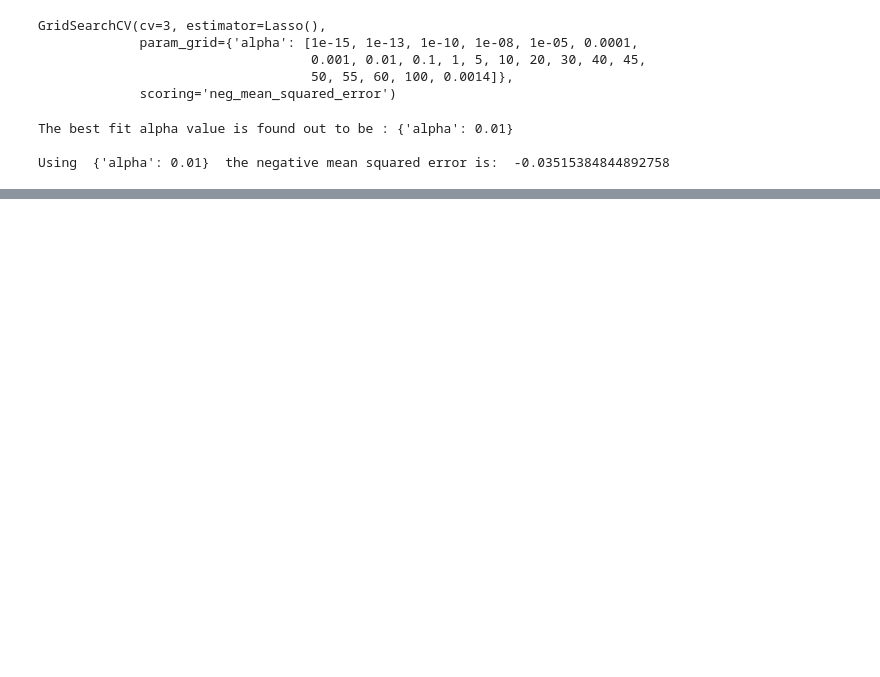
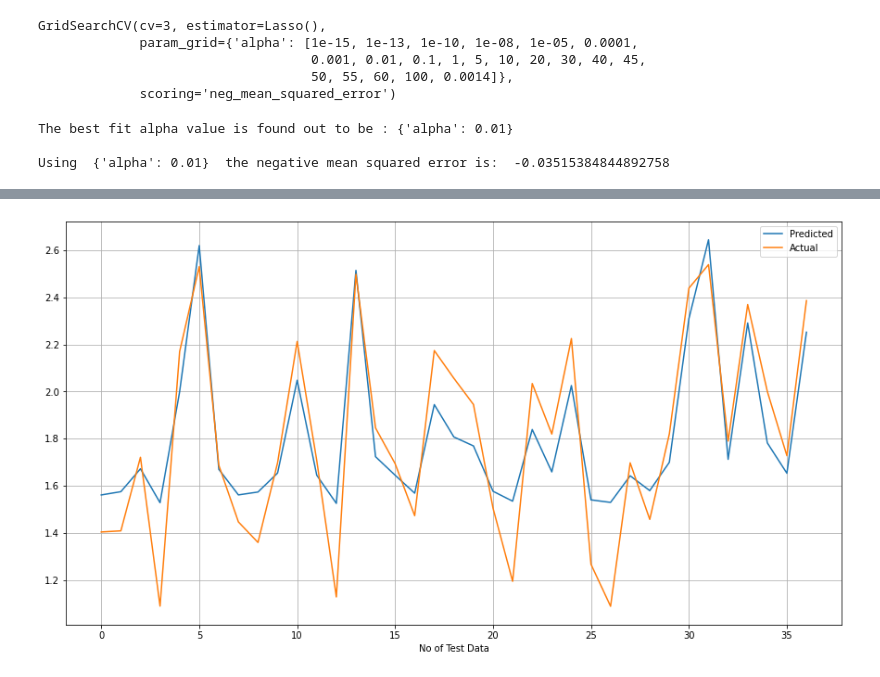
Before and after one commit to prav87654/Regression-YesBank-Stock-Prediction, a Jupyter notebook: Yes_Bank_Stock_Prediction(Praveen_S)_Regression_model.ipynb, the cells around one changed output, grey strips where cells are left out. Cells and saved outputs as stored; diff of their text form; code cells hidden in the pictures; blank space fills up the shorter version.

```diff
--- a/Yes_Bank_Stock_Prediction(Praveen_S)_Regression_model.ipynb
+++ b/Yes_Bank_Stock_Prediction(Praveen_S)_Regression_model.ipynb
@@ -477,0 +681,3 @@ Using  {'alpha': 0.01}  the negative mean squared error is:  -0.0351538484489275
+# %%
+# Predicting using the Testing independent features
+y_elastic_pred = elastic.predict(X_test)
@@ -477,0 +695,23 @@ Using  {'alpha': 0.01}  the negative mean squared error is:  -0.0351538484489275
+# %%
+# Defining the size of the graph
+plt.figure(figsize=(15,8))
+
+# Plotting line plot of the Prediction model
+plt.plot(y_elastic_pred)
+
+# Plotting line plot of the Actual model
+plt.plot(np.array(y_test))
+
+# Defining the legend of the graph
+plt.legend(["Predicted","Actual"])
+
+# Defining the X label
+plt.xlabel('No of Test Data')
+
+# Defining the grid lines
+plt.grid()
+
+#Displaying the gragh
+plt.show()
+# %% [output]
+[figure, added]
```
Also changed, not shown: parts of 33 cells of this notebook.
